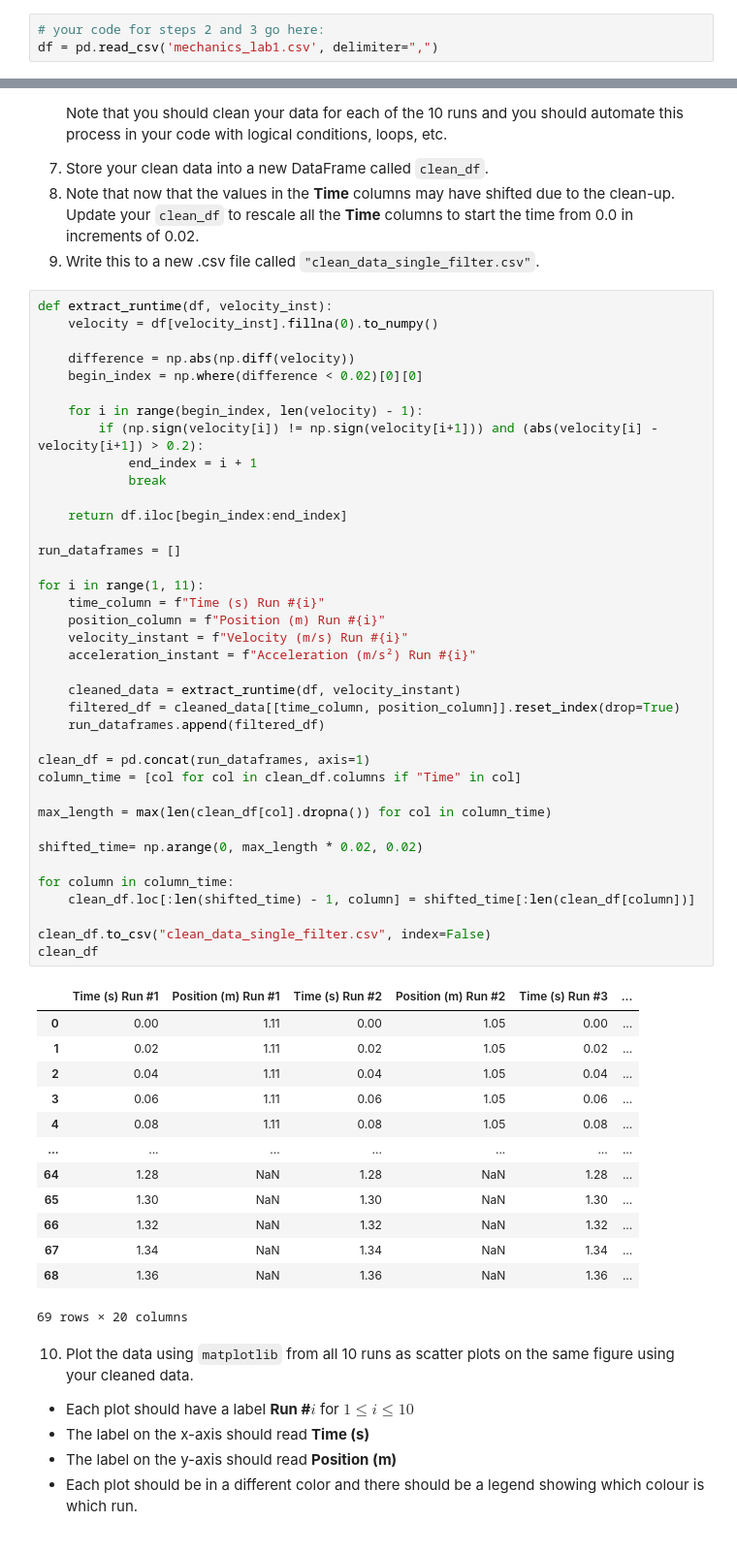
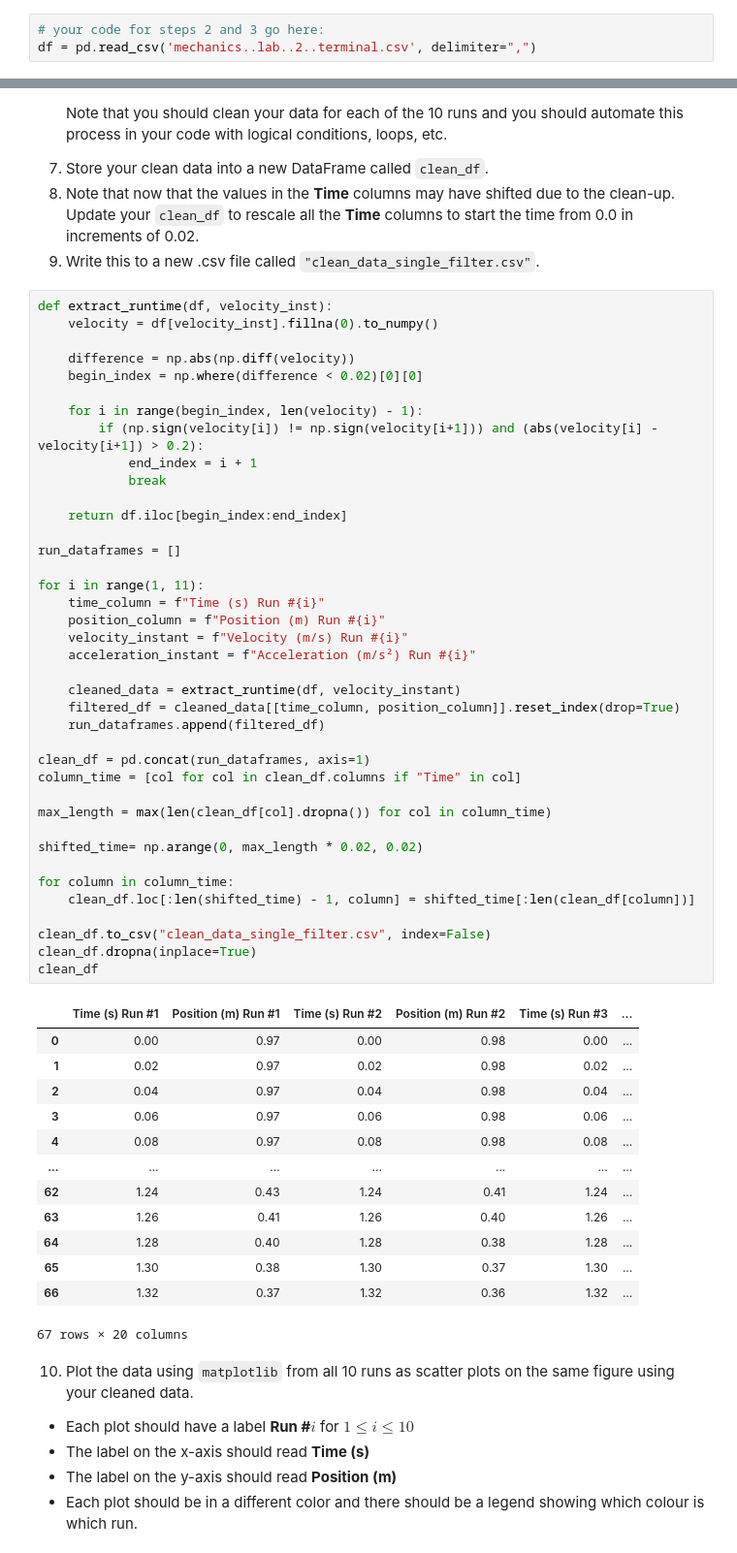
Before and after one commit to fdrgrn/SF2, a Jupyter notebook: assign1.ipynb, the cells around one changed output, grey strips where cells are left out. Shown: that part at 97% size. Drawn from its saved outputs; the diff is of its cells as text.

```diff
--- a/assign1.ipynb
+++ b/assign1.ipynb
@@ -36,7 +36,7 @@ import matplotlib.pyplot as plt
 3. Display the content of the data frame to the screen
 # %%
 # your code for steps 2 and 3 go here:
-df = pd.read_csv('mechanics_lab1.csv', delimiter=",")
+df = pd.read_csv('mechanics..lab..2..terminal.csv', delimiter=",")
 # %% [markdown]
 4. Extract from the DataFrame `df` into a new DataFrame `data_df` only the **Time** and **Position** columns for the 10 runs.  Here are the details of how your `data_df` should look:
 - Time column titles should read: **Time (s) Run #$i$** for $0\leq i\leq 10$
@@ -93,45 +93,46 @@ def extract_runtime(df, velocity_inst):
             break
 
     return df.iloc[begin_index:end_index]
 
 run_dataframes = []
 
 for i in range(1, 11):
     time_column = f"Time (s) Run #{i}"
     position_column = f"Position (m) Run #{i}"
     velocity_instant = f"Velocity (m/s) Run #{i}"
     acceleration_instant = f"Acceleration (m/s²) Run #{i}"
 
     cleaned_data = extract_runtime(df, velocity_instant)
     filtered_df = cleaned_data[[time_column, position_column]].reset_index(drop=True)
     run_dataframes.append(filtered_df)
 
 clean_df = pd.concat(run_dataframes, axis=1)
 column_time = [col for col in clean_df.columns if "Time" in col]
 
 max_length = max(len(clean_df[col].dropna()) for col in column_time)
 
 shifted_time= np.arange(0, max_length * 0.02, 0.02)
 
 for column in column_time:
     clean_df.loc[:len(shifted_time) - 1, column] = shifted_time[:len(clean_df[column])]
 
 clean_df.to_csv("clean_data_single_filter.csv", index=False)
+clean_df.dropna(inplace=True)
 clean_df
 # %% [output]
 |  | Time (s) Run #1 | Position (m) Run #1 | Time (s) Run #2 | Position (m) Run #2 | Time (s) Run #3 | ... |
-| 0 | 0.00 | 1.11 | 0.00 | 1.05 | 0.00 | ... |
-| 1 | 0.02 | 1.11 | 0.02 | 1.05 | 0.02 | ... |
-| 2 | 0.04 | 1.11 | 0.04 | 1.05 | 0.04 | ... |
-| 3 | 0.06 | 1.11 | 0.06 | 1.05 | 0.06 | ... |
-| 4 | 0.08 | 1.11 | 0.08 | 1.05 | 0.08 | ... |
+| 0 | 0.00 | 0.97 | 0.00 | 0.98 | 0.00 | ... |
+| 1 | 0.02 | 0.97 | 0.02 | 0.98 | 0.02 | ... |
+| 2 | 0.04 | 0.97 | 0.04 | 0.98 | 0.04 | ... |
+| 3 | 0.06 | 0.97 | 0.06 | 0.98 | 0.06 | ... |
+| 4 | 0.08 | 0.97 | 0.08 | 0.98 | 0.08 | ... |
 | ... | ... | ... | ... | ... | ... | ... |
-| 64 | 1.28 | NaN | 1.28 | NaN | 1.28 | ... |
-| 65 | 1.30 | NaN | 1.30 | NaN | 1.30 | ... |
-| 66 | 1.32 | NaN | 1.32 | NaN | 1.32 | ... |
-| 67 | 1.34 | NaN | 1.34 | NaN | 1.34 | ... |
-| 68 | 1.36 | NaN | 1.36 | NaN | 1.36 | ... |
+| 62 | 1.24 | 0.43 | 1.24 | 0.41 | 1.24 | ... |
+| 63 | 1.26 | 0.41 | 1.26 | 0.40 | 1.26 | ... |
+| 64 | 1.28 | 0.40 | 1.28 | 0.38 | 1.28 | ... |
+| 65 | 1.30 | 0.38 | 1.30 | 0.37 | 1.30 | ... |
+| 66 | 1.32 | 0.37 | 1.32 | 0.36 | 1.32 | ... |
-69 rows × 20 columns
+67 rows × 20 columns
 # %% [markdown]
 10. Plot the data using `matplotlib` from all 10 runs as scatter plots on the same figure using your cleaned data.
 - Each plot should have a label **Run #$i$** for $1\leq i\leq10$
```
Also changed, not shown: parts of 9 cells of this notebook, 3 other files.
